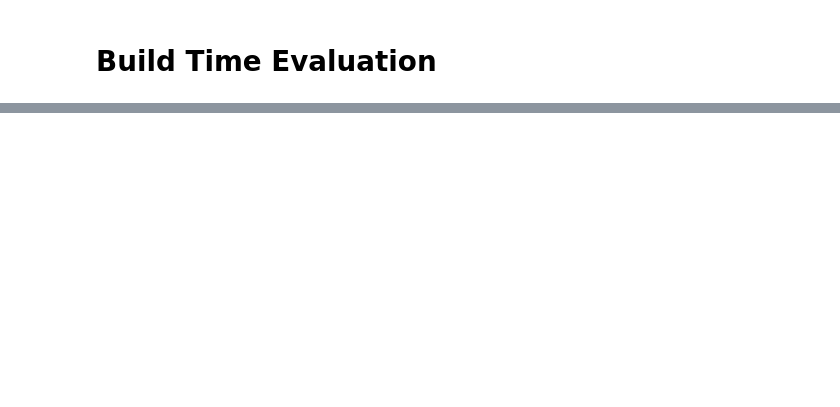
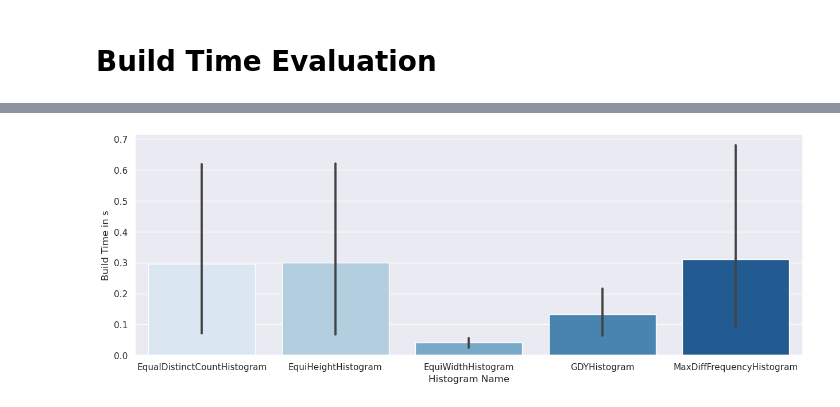
Before and after one commit to rrcomtech/hyrise-histograms, a Jupyter notebook: jupyter/generate_error_table.ipynb, the cells around one changed output, grey strips where cells are left out. Drawn from its saved outputs; the diff is of its cells as text; code cells hidden in the pictures; blank space fills up the shorter version.

```diff
--- a/jupyter/generate_error_table.ipynb
+++ b/jupyter/generate_error_table.ipynb
@@ -124,0 +242,3 @@ build_times = pd.concat(build_time_dataframes)
+# %%
+group_bts = build_times.drop(columns=["COLUMN_ID"]).groupby(["BENCHMARK_NAME", "COLUMN_DATA_TYPE", "HISTOGRAM_NAME"])
+group_bts.sum()
@@ -124,0 +266,3 @@ build_times = pd.concat(build_time_dataframes)
+# %%
+avg_bts = group_bts.mean()
+display(avg_bts)
@@ -133,0 +301,22 @@ plt.show()
+# %%
+normed_build_times = avg_bts.reset_index()
+for index, unnormed_bt in normed_build_times.iterrows():
+    bt = unnormed_bt
+
+    norm_parameter = 1_000_000
+    ratio = norm_parameter / bt["TOTAL_COUNT"]
+    normed_build_time = bt["BUILD_TIME"] * ratio
+
+    bt["BUILD_TIME"] = normed_build_time
+    bt["TOTAL_COUNT"] = norm_parameter
+
+    normed_build_times.iloc[index] = unnormed_bt
+# %%
+sns.set_context('paper')
+sns.set(rc={'figure.figsize':(15,5)})
+ax = sns.barplot(x = 'HISTOGRAM_NAME', y = 'BUILD_TIME', data = normed_build_times,
+            palette = 'Blues', edgecolor = 'w')
+ax.set(xlabel='Histogram Name', ylabel='Build Time in s')
+plt.show()
+# %% [output]
+[figure, added]
```
Also changed, not shown: parts of 11 cells of this notebook.
